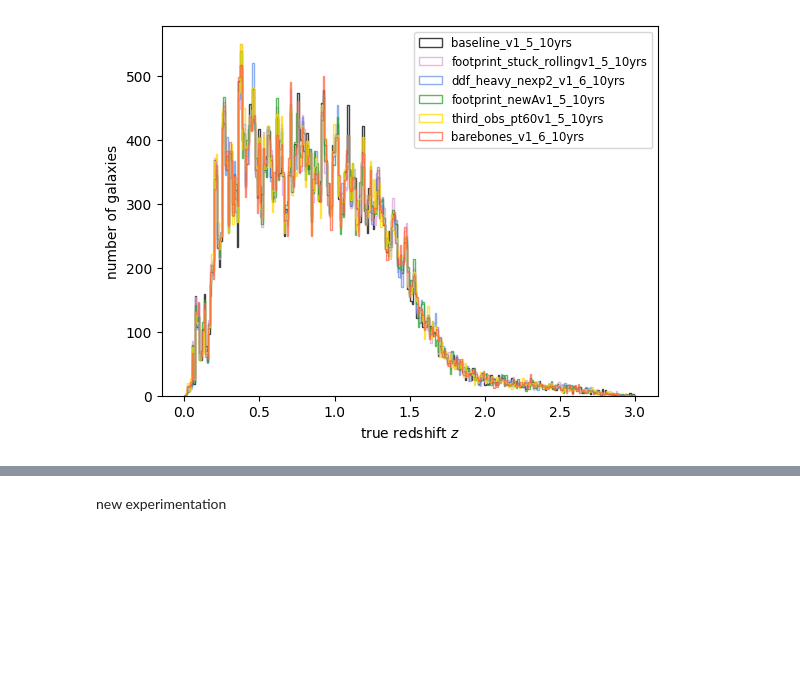
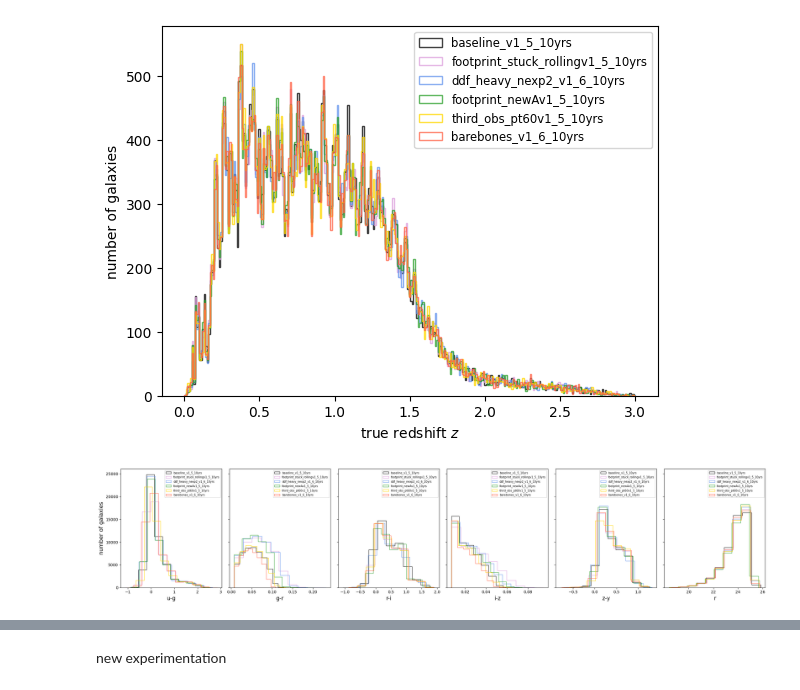
Before and after one commit to Rachel-0420/TLM-Continuous-Data, a Jupyter notebook: Example_TLM.ipynb, the cells around one changed output, grey strips where cells are left out. Cells and saved outputs as stored; diff of their text form; code cells hidden in the pictures; blank space fills up the shorter version.

Commit message:
Histogram of phot_cat plotted for each difference and r filter

```diff
--- a/Example_TLM.ipynb
+++ b/Example_TLM.ipynb
@@ -252,7 +252,7 @@ zbins = np.linspace(0, 3, 300)
 for which_os in available_os:
   hist(z_cats[which_os]['z_true'], bins=zbins, alpha=0.75, histtype="step", color=os_colors[which_os],
   label=os_names[which_os], density = False)
-  xlabel(r'true redshift $z$')
+  xlabel('true redshift $z$')
   ylabel('number of galaxies')
   legend(loc='upper right', fontsize='small')
   plt.show()
@@ -273,24 +273,28 @@ zbins = np.linspace(0, 3, 300)
 for which_os in available_os:
   hist(z_cats[which_os]['z_true'], bins=zbins, alpha=0.75, histtype="step", color=os_colors[which_os],
   label=os_names[which_os], density = False)
-  xlabel(r'true redshift $z$')
+  xlabel('true redshift $z$')
   ylabel('number of galaxies')
   legend(loc='upper right', fontsize='small')
+plt.show()
 # %% [output]
 [figure]
 # %%
-# fig, ax = plt.subplots(1,6, figsize=(24,5), sharey=True)
-# for which_os in available_os:
-#   for b, datum in enumerate(['u-g', 'g-r', 'r-i', 'i-z', 'z-y']):
-#     ax[b].hist(phot_cats[which_os][datum], alpha=0.9, histtype="step", color=os_colors[which_os],
-#        label=os_names[which_os], density = False)
-#     ax[b].set_xlabel(datum, fontsize=14)
-#   ax[-1].hist(phot_cats[which_os]['r'], alpha=0.9, histtype="step", color=os_colors[which_os],
-#        label=os_names[which_os], density = False)
-# ax[-1].set_xlabel('r', fontsize=14)
-# ax[0].set_ylabel('number of galaxies', fontsize=14)
-# ax[-1].legend(loc='upper left', fontsize='medium')
-# plt.tight_layout()
+fig, ax = plt.subplots(1,6, figsize=(24,5), sharey=True)
+for which_os in available_os:
+  for b, datum in enumerate(['u-g', 'g-r', 'r-i', 'i-z', 'z-y']):
+    ax[b].hist(phot_cats[which_os][datum], alpha=0.9, histtype="step", color=os_colors[which_os],
+    label=os_names[which_os], density = False)
+    ax[b].set_xlabel(datum, fontsize=14)
+    ax[b].legend(loc='upper right', fontsize=7)
+  ax[-1].hist(phot_cats[which_os]['r'], alpha=0.9, histtype="step", color=os_colors[which_os],
+    label=os_names[which_os], density = False)
+  ax[-1].set_xlabel('r', fontsize=14)
+  ax[0].set_ylabel('number of galaxies', fontsize=14)
+  ax[-1].legend(loc='upper right', fontsize=7)
+plt.tight_layout()
+# %% [output]
+[figure, added]
 # %%
 labels = ['z_true', 'u-g', 'g-r', 'r-i', 'i-z', 'z-y', 'r']
 def prep_for_corner(one_os):
```
Also changed, not shown: parts of 2 cells of this notebook.
